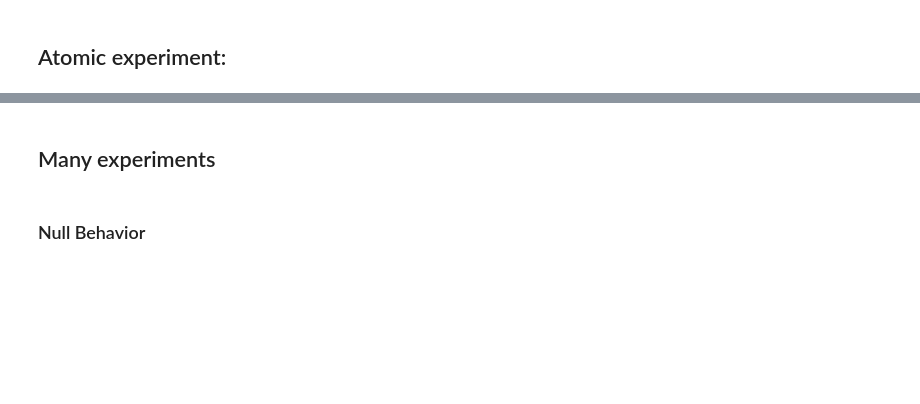
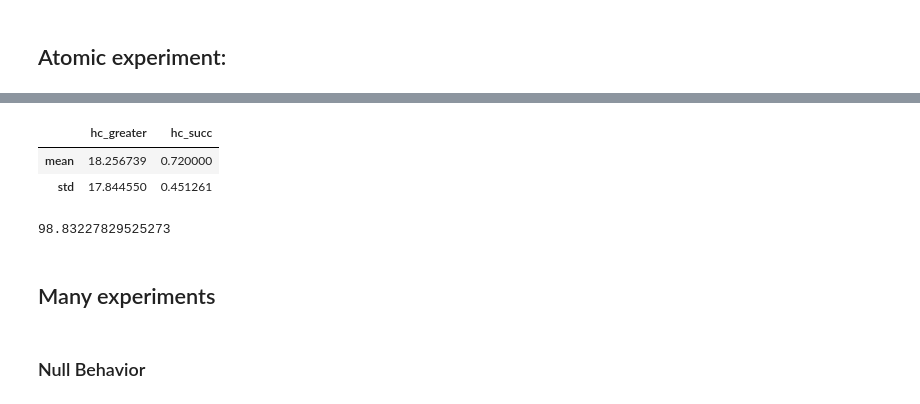
Before and after one commit to alonkipnis/HCHG, a Jupyter notebook: survival.ipynb, the cells around one changed output, grey strips where cells are left out. Saved outputs shown, nothing was run; the diff lists cells and outputs as text; code cells hidden in the pictures; blank space fills up the shorter version.

Commit message:
updated logrank test

```diff
--- a/survival.ipynb
+++ b/survival.ipynb
@@ -376,3 +144,33 @@ BdbQuit:
+# %%
+T = 1000
+N1 = N2 = 1000
+N1 = 800
+N2 = 100
+
+beta = .73         # sparsity parameter
+eps = np.round(T ** -beta,4)   # sparsity rate
+mu = .03        # signal strength
+
+nMonte = 100
+
+res = pd.DataFrame()
+
+for i in tqdm(range(nMonte)):
+    Nt1, Nt2 = sample_survival_data(T, N1, N2, eps, mu)
+    r = evaluate_test_stats(Nt1, Nt2, randomized=True, alternative='both')
+    res = res.append(r, ignore_index=True)
+    res['hc_succ'] = res['hc_greater'] > 4.4
+    #res['normal_succ'] = res['normal_greater'] > 8
+
+res.agg(['mean', 'std'])[['hc_greater', 'hc_succ']]
+# %% [output]
+|  | hc_greater | hc_succ |
+| mean | 18.256739 | 0.720000 |
+| std | 17.844550 | 0.451261 |
+# %%
+q95(res.normal_greater)
+# %% [output]
+98.83227829525273
 # %% [markdown]
 ## Many experiments
 # %%
```
Also changed, not shown: parts of 15 cells of this notebook, 4 other files.
